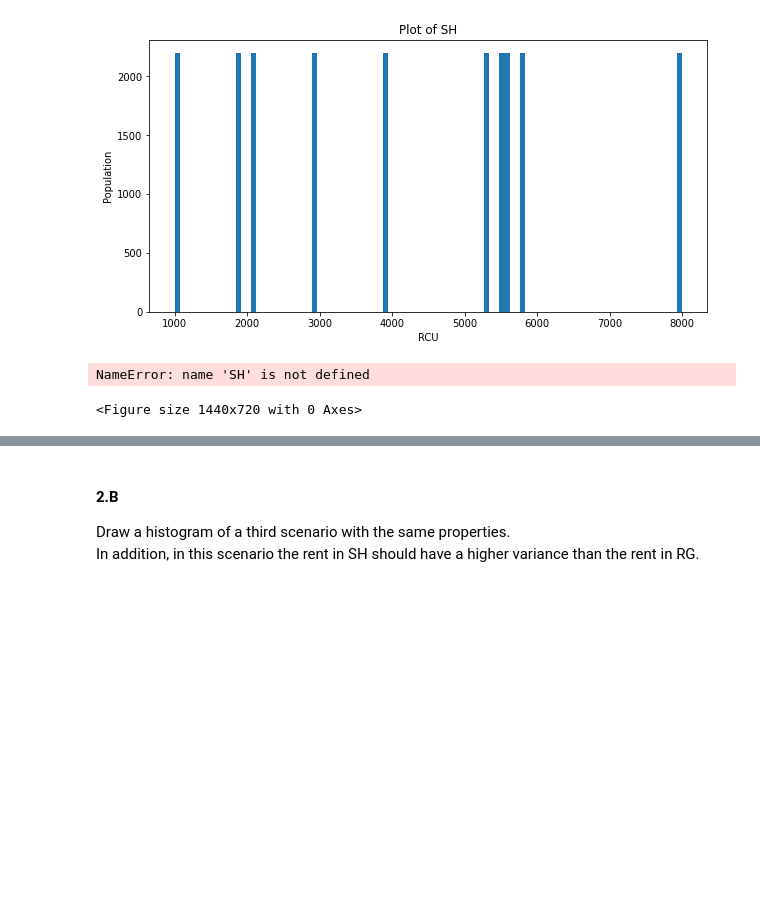
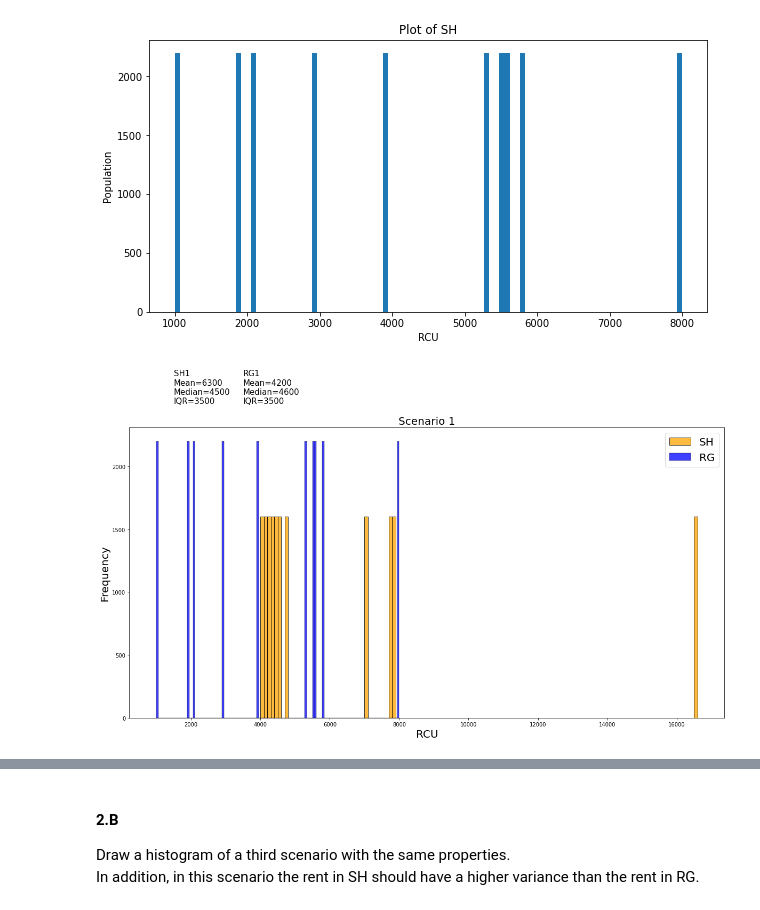
Before and after one commit to danspts/stats_and_data_analysis, a Jupyter notebook: 318299559_227367455.ipynb, the cells around one changed output, grey strips where cells are left out. Saved outputs shown, nothing was run; the diff lists cells and outputs as text; code cells hidden in the pictures; blank space fills up the shorter version.

```diff
--- a/318299559_227367455.ipynb
+++ b/318299559_227367455.ipynb
@@ -158,24 +158,23 @@ plt.show()
 # %%
 import seaborn as sns
 import matplotlib.pyplot as plt
 
 plt.figure(figsize=(20, 10))
 
-bins = max(int((np.max(SH['values1'])-np.min(SH['values1']))/100),int((np.max(RG['values1'])-np.min(RG['values1']))/100))
-s1 = sns.histplot(SH['values1'],kde=False,bins=bins,label='SH', color='Orange')
-s2 = sns.histplot(RG['values1'],kde=False,bins=bins,label='RG', color='Blue')
+bins = max(int((np.max(sh['dist'])-np.min(sh['dist']))/100),int((np.max(rg['dist'])-np.min(rg['dist']))/100))
+s1 = sns.histplot(sh['dist'],kde=False,bins=bins,label='SH', color='Orange')
+s2 = sns.histplot(rg['dist'],kde=False,bins=bins,label='RG', color='Blue')
 
-rg = 'RG1\nMean={0}\nMedian={1}\nIQR={2}'.format(round(np.mean(RG['values1'])),round(np.median(RG['values1'])),round(iqr(RG['values1'])))
-sh = 'SH1\nMean={0}\nMedian={1}\nIQR={2}'.format(  round(np.mean(SH['values1'])),round(np.median(SH['values1'])),round(iqr(SH['values1'])) )
+rg = 'RG1\nMean={0}\nMedian={1}\nIQR={2}'.format(round(np.mean(rg['dist'])),round(np.median(rg['dist'])),round(iqr(rg['dist'])))
+sh = 'SH1\nMean={0}\nMedian={1}\nIQR={2}'.format(  round(np.mean(sh['dist'])),round(np.median(sh['dist'])),round(iqr(sh['dist'])) )
 plt.text(x=1500, y=2500, s=sh, fontsize=15)
 plt.text(x=3500, y=2500, s=rg, fontsize=15)
 
 plt.rc('font', size=20)
 plt.xlabel('RCU',size=20)
 plt.ylabel('Frequency',size=20)
 plt.title('Scenario 1',size=20)
 plt.legend()
 plt.show()
 # %% [output]
-NameError: name 'SH' is not defined
-<Figure size 1440x720 with 0 Axes>
+[figure, added]
```
Also changed, not shown: parts of 11 cells of this notebook.
